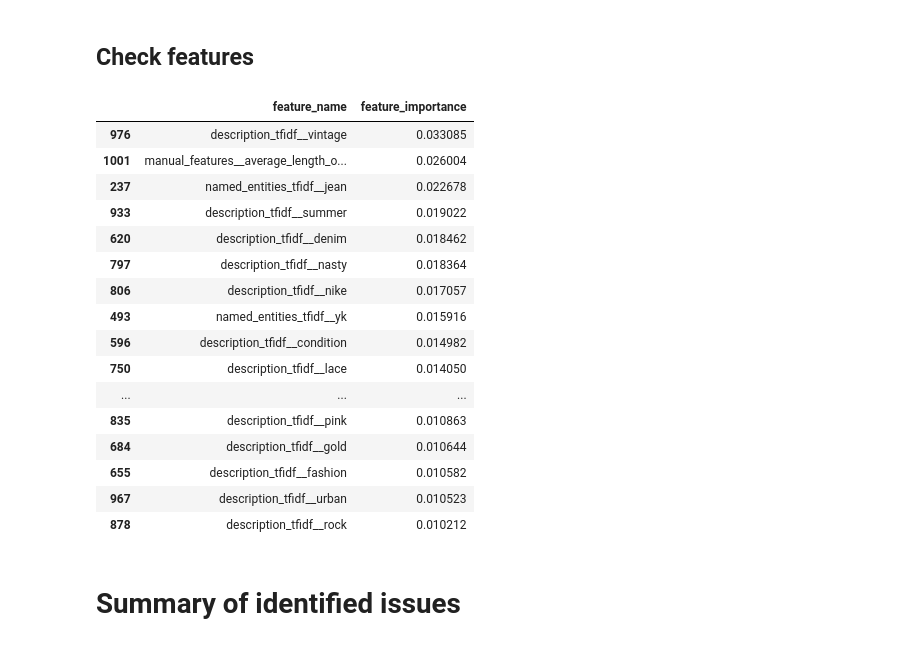
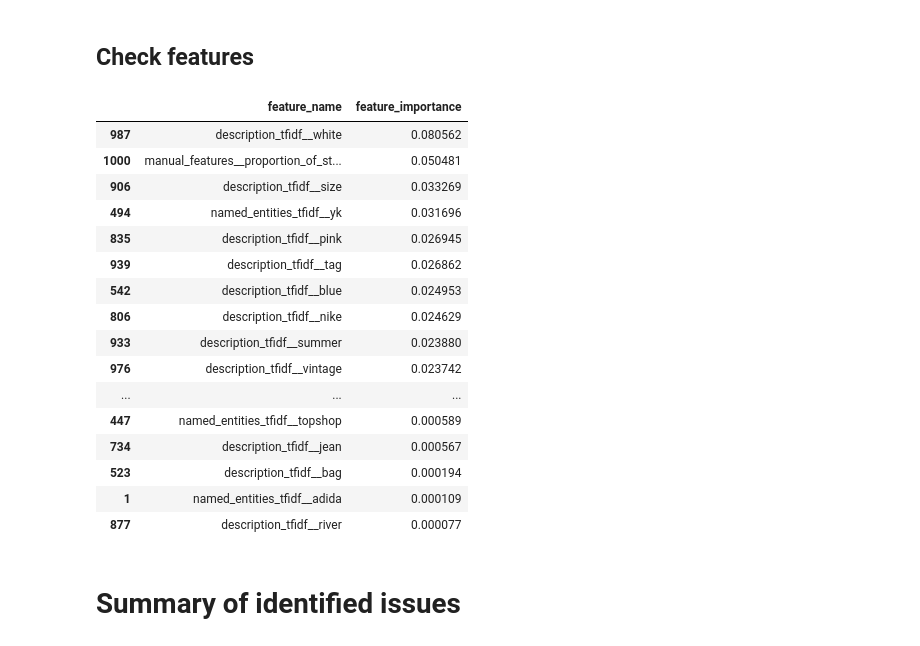
Before and after one commit to shengy90/depop_takehome_task, a Jupyter notebook: notebooks/sheng_solution.ipynb, the cells around one changed output. Cells and saved outputs as stored; diff of their text form; code cells hidden in the pictures.

```diff
--- a/notebooks/sheng_solution.ipynb
+++ b/notebooks/sheng_solution.ipynb
@@ -168,7 +168,9 @@ feature_processing_pipeline = Pipeline(
     steps=[
         ("feature_engineering", FeatureEngineering()),
         ("features", column_transformer),
-        ("to_dense", DenseTransformer()),
+        # Avoid returning a dense matrix as it would force materialisation of zeros
+        # Which could cause memory explosion if we need > 500 TFIDF features
+        # ("to_dense", DenseTransformer()),
     ]
 )
 # %%
@@ -250,11 +244,10 @@ base_clf = xgb.XGBClassifier(
 
 param_grid = {
     "max_depth": [3, 5],
-    "learning_rate": [0.03, 0.1],
+    "learning_rate": [0.05, 0.1],
     "min_child_weight": [1, 5],
     "subsample": [0.8, 1.0],
-    "colsample_bytree": [0.8, 1.0],
-    "reg_lambda": [1.0, 5.0],
+    "reg_lambda": [0.1, 1.0],
 }
 
 # Do only three fits to reduce compute time
@@ -438,39 +453,34 @@ Isotonic regression
 # %%
 feature_names = feature_processing_pipeline.named_steps[
     "features"
 ].get_feature_names_out()
 
-df_X_train = pd.DataFrame(
-    X_train, columns=feature_names, index=df_train.drop(columns=["label"]).index
-)
-df_X_test = pd.DataFrame(
-    X_test, columns=feature_names, index=df_test.drop(columns=["label"]).index
-)
+features = pd.DataFrame(
+    {
+        "feature_name": feature_names,
+        "feature_importance": clf.feature_importances_,
+    }
+).sort_values("feature_importance", ascending=False)
 
-features = pd.DataFrame(
-    zip(df_X_train.columns, clf.feature_importances_),
-    columns=["feature_name", "feature_importance"],
-)
-features = features.sort_values("feature_importance", ascending=False)
-features.query("feature_importance > 0.01")
+features.query("feature_importance > 0.0")
 # %% [output]
 |  | feature_name | feature_importance |
-| 976 | description_tfidf__vintage | 0.033085 |
-| 1001 | manual_features__average_length_o... | 0.026004 |
-| 237 | named_entities_tfidf__jean | 0.022678 |
-| 933 | description_tfidf__summer | 0.019022 |
-| 620 | description_tfidf__denim | 0.018462 |
-| 797 | description_tfidf__nasty | 0.018364 |
-| 806 | description_tfidf__nike | 0.017057 |
-| 493 | named_entities_tfidf__yk | 0.015916 |
-| 596 | description_tfidf__condition | 0.014982 |
-| 750 | description_tfidf__lace | 0.014050 |
+| 987 | description_tfidf__white | 0.080562 |
+| 1000 | manual_features__proportion_of_st... | 0.050481 |
+| 906 | description_tfidf__size | 0.033269 |
+| 494 | named_entities_tfidf__yk | 0.031696 |
+| 835 | description_tfidf__pink | 0.026945 |
+| 939 | description_tfidf__tag | 0.026862 |
+| 542 | description_tfidf__blue | 0.024953 |
+| 806 | description_tfidf__nike | 0.024629 |
+| 933 | description_tfidf__summer | 0.023880 |
+| 976 | description_tfidf__vintage | 0.023742 |
 | ... | ... | ... |
-| 835 | description_tfidf__pink | 0.010863 |
-| 684 | description_tfidf__gold | 0.010644 |
-| 655 | description_tfidf__fashion | 0.010582 |
-| 967 | description_tfidf__urban | 0.010523 |
-| 878 | description_tfidf__rock | 0.010212 |
+| 447 | named_entities_tfidf__topshop | 0.000589 |
+| 734 | description_tfidf__jean | 0.000567 |
+| 523 | description_tfidf__bag | 0.000194 |
+| 1 | named_entities_tfidf__adida | 0.000109 |
+| 877 | description_tfidf__river | 0.000077 |
 # %% [markdown]
 # Summary of identified issues
 # %% [markdown]
```
Also changed, not shown: parts of 9 cells of this notebook, 2 other files.
